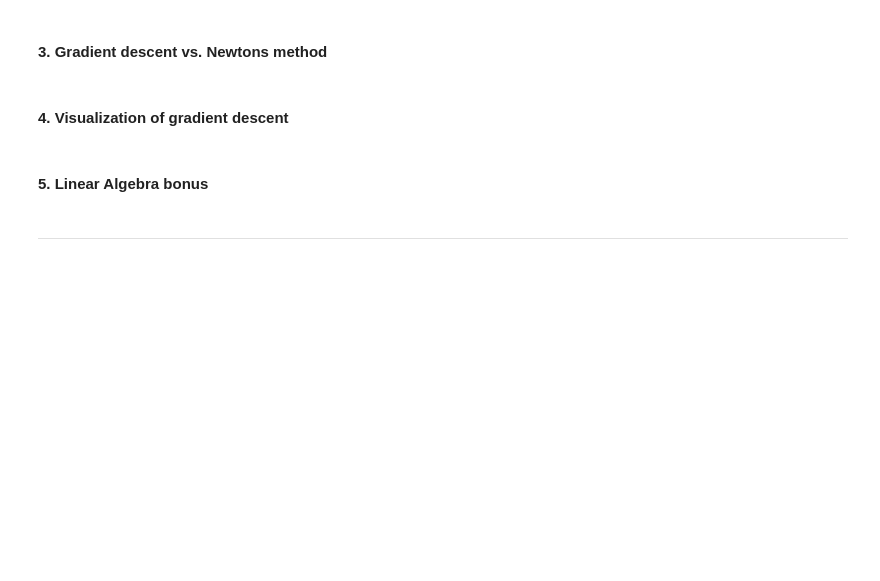
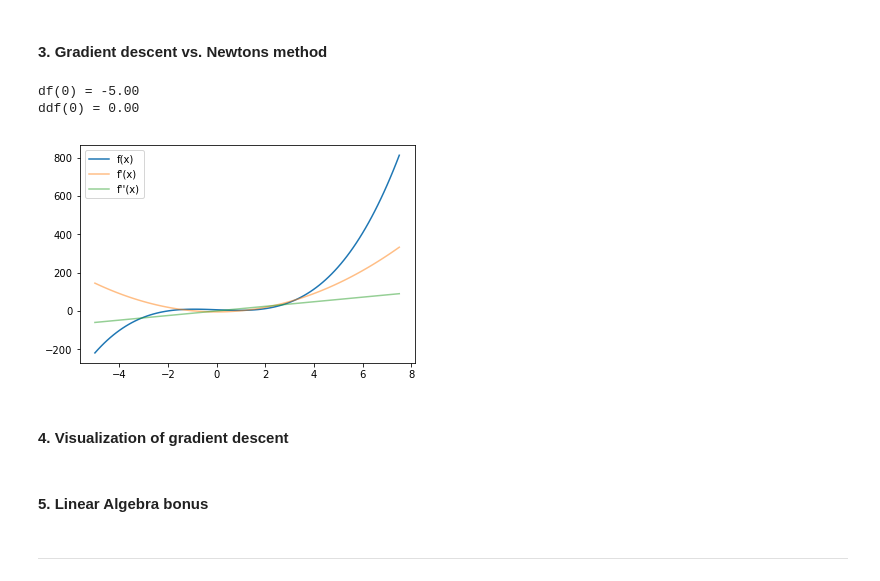
Before and after one commit to mmarius/nnia-tutorial, a Jupyter notebook: assignment-3/tutorial3-marius.ipynb, the cells around one changed output. Cells and saved outputs as stored; diff of their text form; code cells hidden in the pictures; blank space fills up the shorter version.

```diff
--- a/assignment-3/tutorial3-marius.ipynb
+++ b/assignment-3/tutorial3-marius.ipynb
@@ -329,5 +517,26 @@ plt.show()
 # %% [markdown]
 #### 3. Gradient descent vs. Newtons method
+# %%
+def f(x):
+    return 2.0 * (x ** 3) - 5.0 * x + 6.0
+def df(x):
+    return 6.0 * (x ** 2) - 5.0
+def ddf(x):
+    return 12.0 * x
+
+# Plot graphs
+xs = np.linspace(-5.0, 7.5, 100)
+plt.plot(xs, f(xs), label='f(x)')
+plt.plot(xs, df(xs), label="f'(x)", alpha=.5)
+plt.plot(xs, ddf(xs), label="f''(x)", alpha=.5)
+plt.legend();
+
+print('df(0) = {:.2f}'.format(df(0.0)))
+print('ddf(0) = {:.2f}'.format(ddf(0.0)))
+# %% [output]
+df(0) = -5.00
+ddf(0) = 0.00
+[figure, added]
 # %% [markdown]
 #### 4. Visualization of gradient descent
 # %% [markdown]
```
Also changed, not shown: parts of 16 cells of this notebook.
